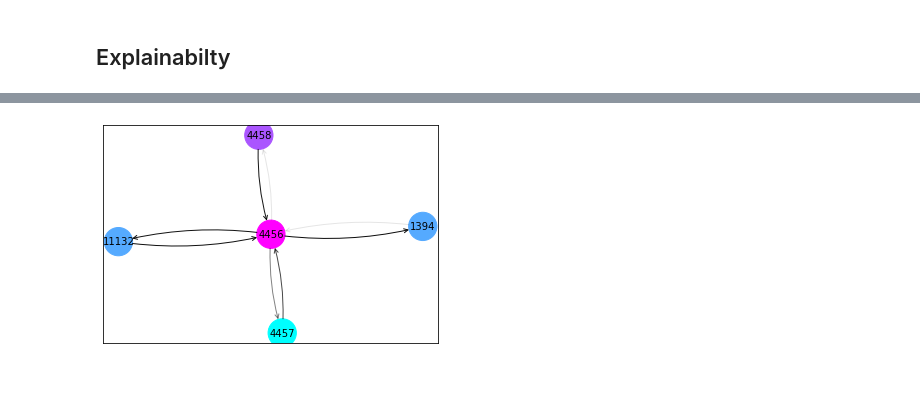
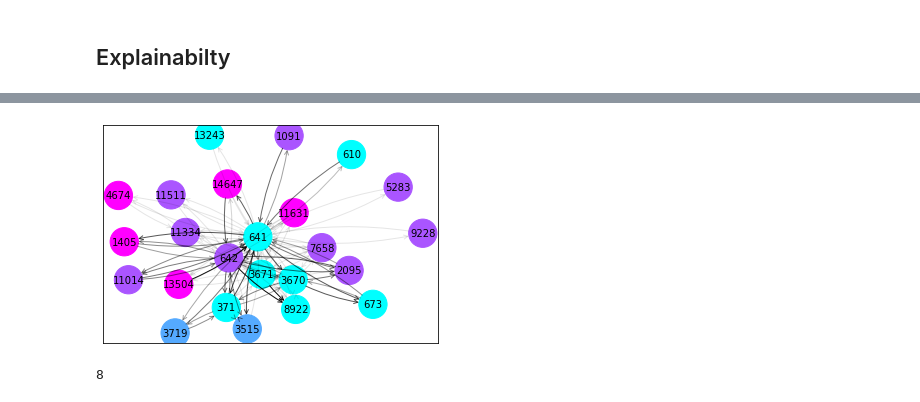
Before and after one commit to GiDeCarlo/XGDAG, a Jupyter notebook: Classification_pipeline.ipynb, the cells around one changed output, grey strips where cells are left out. Drawn from its saved outputs; the diff is of its cells as text; code cells hidden in the pictures.

```diff
--- a/Classification_pipeline.ipynb
+++ b/Classification_pipeline.ipynb
@@ -41,13 +43,13 @@ cuda
 class GNN7L_Sage (nn.Module):
     def __init__(self, data):
         super().__init__()
-        self.conv1 = SAGEConv(data.num_features, 16)
-        self.conv2 = SAGEConv(16, 16)
-        self.conv3 = SAGEConv(16, 16)
-        self.conv4 = SAGEConv(16, 16)
-        self.conv5 = SAGEConv(16, 16)
-        self.conv6 = SAGEConv(16, 16)
-        self.conv7 = SAGEConv(16, int(data.num_classes))
+        self.conv1 = SAGEConv(data.num_features, 16, aggr='max')
+        self.conv2 = SAGEConv(16, 16, aggr='max')
+        self.conv3 = SAGEConv(16, 16, aggr='max')
+        self.conv4 = SAGEConv(16, 16, aggr='max')
+        self.conv5 = SAGEConv(16, 16, aggr='max')
+        self.conv6 = SAGEConv(16, 16, aggr='max')
+        self.conv7 = SAGEConv(16, int(data.num_classes), aggr='max')
 
     def forward(self, x, edge_index):
         # x, edge_index = data.x, data.edge_index
@@ -189,7 +191,7 @@ def GDAClassification(data, model_name, path):
 
     show_results(data, output, classes)
 
-    return output, model
+    return output, logits, model
 # %% [markdown]
 # GDARanking
 # %% [markdown]
@@ -291,7 +293,7 @@ multiclass_data = create_dataset(G, 5).to(device)
 # %% [markdown]
 ### SAGE
 # %%
-sage_pred_multi, sage_model = GDAClassification(multiclass_data, 'SAGE', 'Models/SAGE7L_multiclass_16HC_v2_40000_0_0005')
+sage_pred_multi, sage_prob_multi, sage_model = GDAClassification(multiclass_data, 'SAGE', 'Models/SAGE7L_multiclass_16HC_v2_max_40000_0_0005')
 # %% [output]
               precision    recall  f1-score   support
 
@@ -386,12 +409,16 @@ print(min_idx, min_subg_size)
 # %%
 x = multiclass_data.x
 y = multiclass_data.y
 edge_index = multiclass_data.edge_index
 
-explainer = GNNExplainer(sage_model, epochs=200, return_type='log_prob', num_hops=2)
-node_idx = 4457 #node to explain
+explainer = GNNExplainer(sage_model, epochs=200, return_type='log_prob', num_hops=1)
+node_idx = 641 #node to explain
 node_feat_mask, edge_mask = explainer.explain_node(node_idx, x, edge_index)
-ax, G = explainer.visualize_subgraph(node_idx, edge_index, edge_mask, y=y)
+ax, G_exp = explainer.visualize_subgraph(node_idx, edge_index, edge_mask, y=y)
 plt.show()
 # %% [output]
-[figure, old version]
+[figure, new version]
+# %%
+edge_mask
+# %% [output]
+8
```
Also changed, not shown: parts of 8 cells of this notebook.
